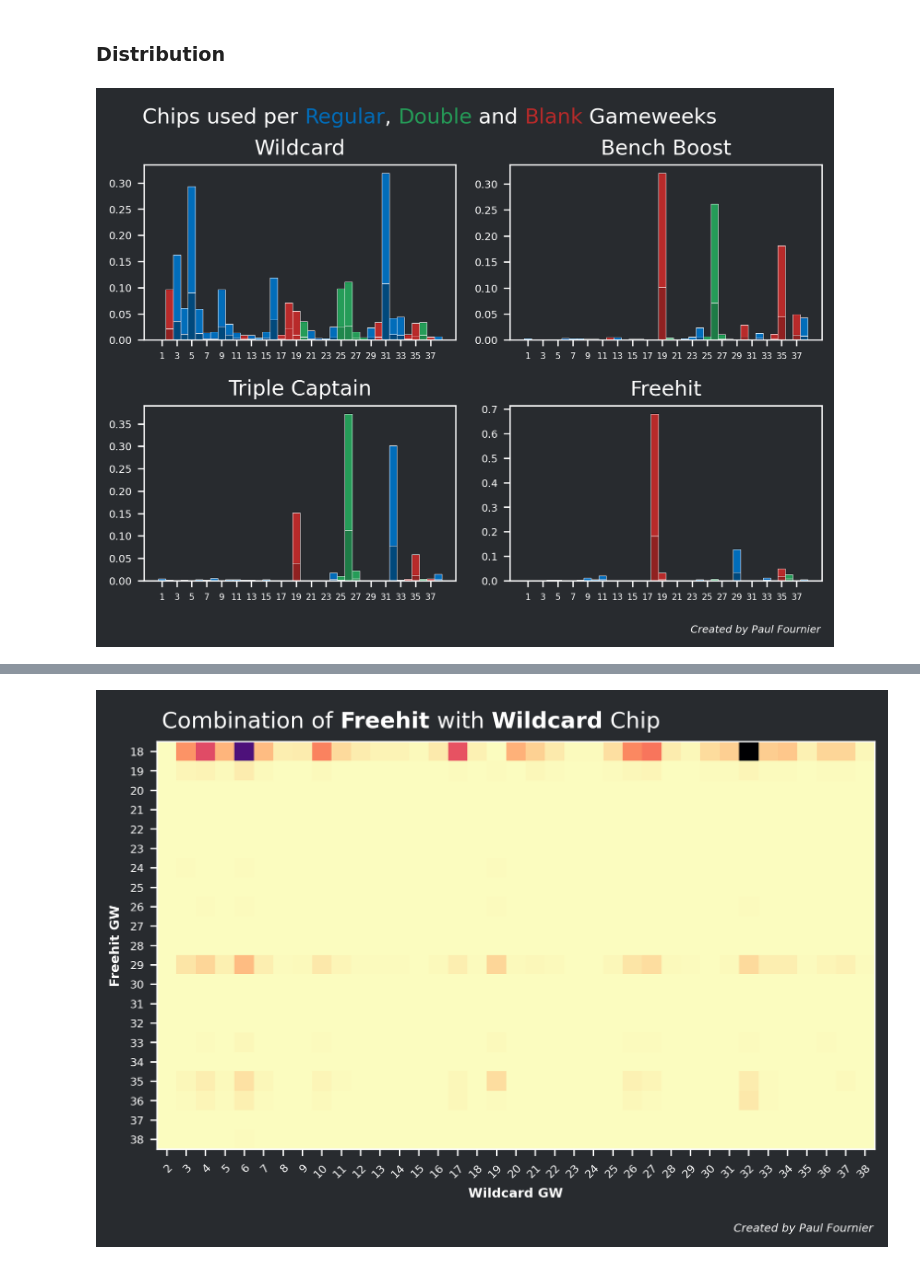
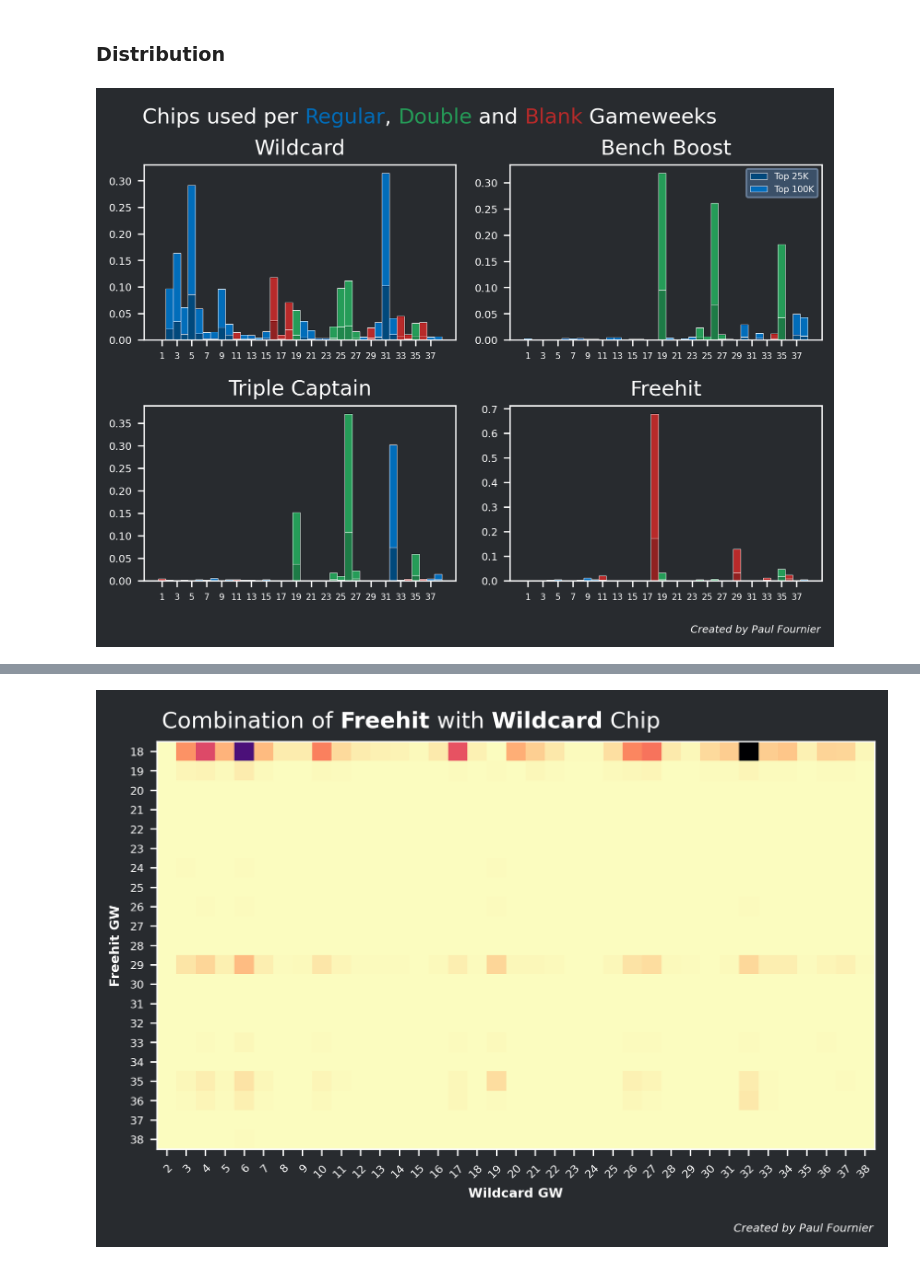
Before and after one commit to Fournierp/FPL, a Jupyter notebook: analysis/chips.ipynb, the cells around one changed output, grey strips where cells are left out. Cells and saved outputs as stored; diff of their text form; code cells hidden in the pictures.

```diff
--- a/analysis/chips.ipynb
+++ b/analysis/chips.ipynb
@@ -32,8 +31,11 @@ import glob
 import os
 
 path = '../data/fpl_official/20-21/season/raw/'
-all_managers = glob.glob(os.path.join(path, "managers_[0-9][0-9][0-9][0-9][0-9].json")) + \
-    glob.glob(os.path.join(path, "managers_[0-9][0-9][0-9][0-9].json"))
+all_managers = (
+    glob.glob(os.path.join(path, "managers_[0-9][0-9][0-9][0-9][0-9].json")) +
+    glob.glob(os.path.join(path, "managers_[0-9][0-9][0-9][0-9].json")) +
+    glob.glob(os.path.join(path, "managers_100000.json"))
+)
 # %%
 chips = (
     pd.DataFrame(
@@ -90,15 +92,15 @@ _, _, patches = axs[0, 0].hist(
 
 for k, v in gw_type.items():
     if v == 'BGW':
-        patches[0][k].set_color('#B82A2A')
-        patches[0][k].set_edgecolor('w')
-        patches[1][k].set_color('#B82A2A')
-        patches[1][k].set_edgecolor('w')
+        patches[0][k-1].set_color('#B82A2A')
+        patches[0][k-1].set_edgecolor('w')
+        patches[1][k-1].set_color('#B82A2A')
+        patches[1][k-1].set_edgecolor('w')
     elif v == 'DGW':
-        patches[0][k].set_color('#20874C')
-        patches[0][k].set_edgecolor('w')
-        patches[1][k].set_color('#259C58')
-        patches[1][k].set_edgecolor('w')
+        patches[0][k-1].set_color('#20874C')
+        patches[0][k-1].set_edgecolor('w')
+        patches[1][k-1].set_color('#259C58')
+        patches[1][k-1].set_edgecolor('w')
 
 _, _, patches = axs[0, 0].hist(
     [chips['wildcard_1'].loc[:25000], chips['wildcard_1'].loc[25000:]], bins=np.arange(1, 40) - 0.5,
@@ -108,15 +110,15 @@ axs[0, 0].set_xticks(np.arange(1, 39, 2), minor=False)
 
 for k, v in gw_type.items():
     if v == 'BGW':
-        patches[0][k].set_color('#902121')
-        patches[0][k].set_edgecolor('w')
-        patches[1][k].set_color('#B82A2A')
-        patches[1][k].set_edgecolor('w')
+        patches[0][k-1].set_color('#902121')
+        patches[0][k-1].set_edgecolor('w')
+        patches[1][k-1].set_color('#B82A2A')
+        patches[1][k-1].set_edgecolor('w')
     elif v == 'DGW':
-        patches[0][k].set_color('#1D7B46')
-        patches[0][k].set_edgecolor('w')
-        patches[1][k].set_color('#259C58')
-        patches[1][k].set_edgecolor('w')
+        patches[0][k-1].set_color('#1D7B46')
+        patches[0][k-1].set_edgecolor('w')
+        patches[1][k-1].set_color('#259C58')
+        patches[1][k-1].set_edgecolor('w')
 
 _, _, patches = axs[0, 1].hist(
     [chips['bboost'].loc[:25000], chips['bboost'].loc[25000:]], bins=np.arange(1, 40) - 0.5,
@@ -125,16 +127,23 @@ axs[0, 1].title.set_text('Bench Boost')
 axs[0, 1].set_xticks(np.arange(1, 39, 2), minor=False)
 
 for k, v in gw_type.items():
+    if k == 1: # Skip for legend color
+        continue
     if v == 'BGW':
-        patches[0][k].set_color('#902121')
-        patches[0][k].set_edgecolor('w')
-        patches[1][k].set_color('#B82A2A')
-        patches[1][k].set_edgecolor('w')
+        patches[0][k-1].set_color('#902121')
+        patches[0][k-1].set_edgecolor('w')
+        patches[1][k-1].set_color('#B82A2A')
+        patches[1][k-1].set_edgecolor('w')
     elif v == 'DGW':
-        patches[0][k].set_color('#1D7B46')
-        patches[0][k].set_edgecolor('w')
-        patches[1][k].set_color('#259C58')
-        patches[1][k].set_edgecolor('w')
+        patches[0][k-1].set_color('#1D7B46')
+        patches[0][k-1].set_edgecolor('w')
+        patches[1][k-1].set_color('#259C58')
+        patches[1][k-1].set_edgecolor('w')
+
+legend = axs[0, 1].legend(prop={'size': 5}, labels=['Top 25K', 'Top 100K'], frameon = 1)
+frame = legend.get_frame()
+frame.set_facecolor('#415A77')
+frame.set_edgecolor('#778DA9')
 
 _, _, patches = axs[1, 0].hist(
     [chips['threexc'].loc[:25000], chips['threexc'].loc[25000:]], bins=np.arange(1, 40) - 0.5,
@@ -143,47 +152,47 @@ axs[1, 0].title.set_text('Triple Captain')
 axs[1, 0].set_xticks(np.arange(1, 39, 2), minor=False)
 
 for k, v in gw_type.items():
     if v == 'BGW':
-        patches[0][k].set_color('#902121')
-        patches[0][k].set_edgecolor('w')
-        patches[1][k].set_color('#B82A2A')
-        patches[1][k].set_edgecolor('w')
+        patches[0][k-1].set_color('#902121')
+        patches[0][k-1].set_edgecolor('w')
+        patches[1][k-1].set_color('#B82A2A')
+        patches[1][k-1].set_edgecolor('w')
     elif v == 'DGW':
-        patches[0][k].set_color('#1D7B46')
-        patches[0][k].set_edgecolor('w')
-        patches[1][k].set_color('#259C58')
-        patches[1][k].set_edgecolor('w')
+        patches[0][k-1].set_color('#1D7B46')
+        patches[0][k-1].set_edgecolor('w')
+        patches[1][k-1].set_color('#259C58')
+        patches[1][k-1].set_edgecolor('w')
 
 _, _, patches = axs[1, 1].hist(
     [chips['freehit'].loc[:25000], chips['freehit'].loc[25000:]], bins=np.arange(1, 40) - 0.5,
     stacked=True, density=True, color=['#01497c', '#016DBA'], edgecolor='w', linewidth=0.25, alpha=1)
 axs[1, 1].title.set_text('Freehit')
 axs[1, 1].set_xticks(np.arange(1, 39, 2), minor=False)
 
 for k, v in gw_type.items():
     if v == 'BGW':
-        patches[0][k].set_color('#902121')
-        patches[0][k].set_edgecolor('w')
-        patches[1][k].set_color('#B82A2A')
-        patches[1][k].set_edgecolor('w')
+        patches[0][k-1].set_color('#902121')
+        patches[0][k-1].set_edgecolor('w')
+        patches[1][k-1].set_color('#B82A2A')
+        patches[1][k-1].set_edgecolor('w')
     elif v == 'DGW':
-        patches[0][k].set_color('#1D7B46')
-        patches[0][k].set_edgecolor('w')
-        patches[1][k].set_color('#259C58')
-        patches[1][k].set_edgecolor('w')
+        patches[0][k-1].set_color('#1D7B46')
+        patches[0][k-1].set_edgecolor('w')
+        patches[1][k-1].set_color('#259C58')
+        patches[1][k-1].set_edgecolor('w')
 
 fig_text(x=0.07, y=1.025,
         s="Chips used per <Regular>, <Double> and <Blank> Gameweeks",
         highlight_textprops=[
             {"color": '#016DBA'},
             {"color": '#259C58'},
             {"color": '#B82A2A'},
             ],
         fontweight="regular", fontsize=12, fontfamily=title_font, color=text_color, alpha=1)
 
 fig.text(0.8, -0.025, "Created by Paul Fournier", fontstyle="italic", fontsize=6, fontfamily=watermark_font, color=text_color)
 
 plt.tight_layout()
 plt.show()
 # %% [output]
-[figure, old version]
+[figure, new version]
```
Also changed, not shown: parts of 23 cells of this notebook.
